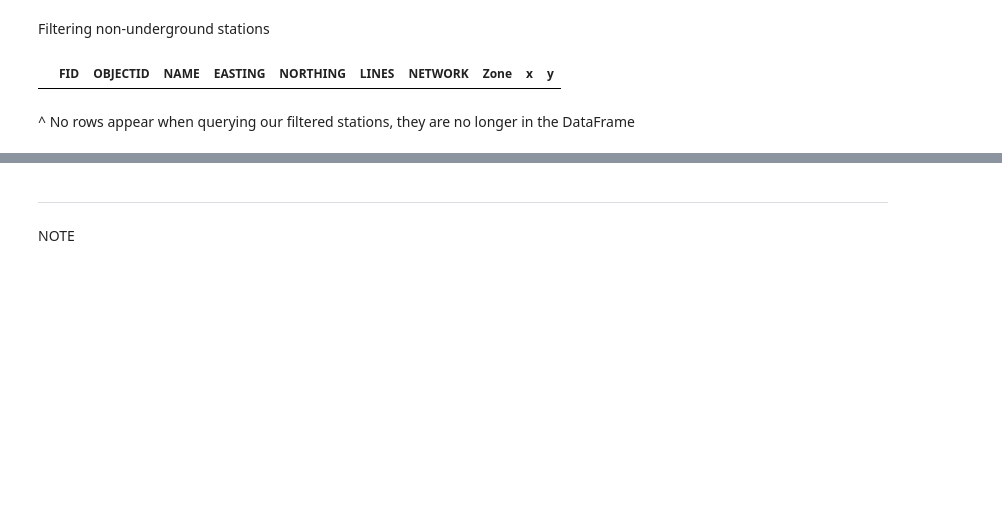
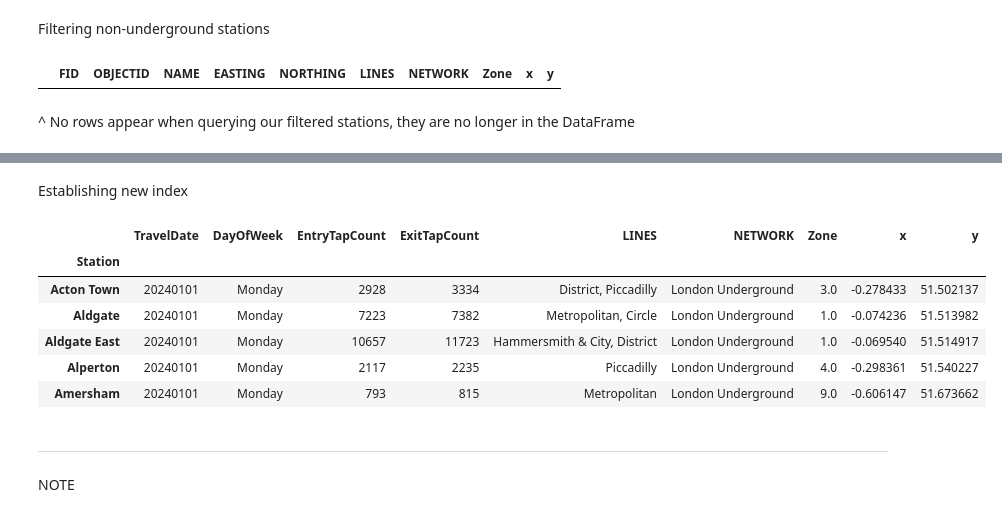
Before and after one commit to J-Bicheno/London-Underground-Analysis, a Jupyter notebook: jupyter_notebooks/ETL.ipynb, the cells around one changed output, grey strips where cells are left out. Drawn from its saved outputs; the diff is of its cells as text; code cells hidden in the pictures; blank space fills up the shorter version.

```diff
--- a/jupyter_notebooks/ETL.ipynb
+++ b/jupyter_notebooks/ETL.ipynb
@@ -124,0 +165,3 @@ Station_Coords.query("NETWORK == ['London Overground', 'Tramlink', 'DLR', 'TfL R
+# %%
+merged_ug = merged_ug.drop(columns=['NAME'], errors='ignore')
+merged_ug.head()
@@ -124,0 +177,3 @@ Station_Coords.query("NETWORK == ['London Overground', 'Tramlink', 'DLR', 'TfL R
+# %%
+merged_ug = merged_ug.dropna()
+merged_ug.head()
@@ -125,3 +187,16 @@ Station_Coords.query("NETWORK == ['London Overground', 'Tramlink', 'DLR', 'TfL R
+# %% [markdown]
+Establishing new index
+# %%
+merged_ug = merged_ug.set_index('Station')
+merged_ug.head()
+# %% [output]
+|  | TravelDate | DayOfWeek | EntryTapCount | ExitTapCount | LINES | NETWORK | Zone | x | y |
+| Station |  |  |  |  |  |  |  |  |  |
+| Acton Town | 20240101 | Monday | 2928 | 3334 | District, Piccadilly | London Underground | 3.0 | -0.278433 | 51.502137 |
+| Aldgate | 20240101 | Monday | 7223 | 7382 | Metropolitan, Circle | London Underground | 1.0 | -0.074236 | 51.513982 |
+| Aldgate East | 20240101 | Monday | 10657 | 11723 | Hammersmith & City, District | London Underground | 1.0 | -0.069540 | 51.514917 |
+| Alperton | 20240101 | Monday | 2117 | 2235 | Piccadilly | London Underground | 4.0 | -0.298361 | 51.540227 |
+| Amersham | 20240101 | Monday | 793 | 815 | Metropolitan | London Underground | 9.0 | -0.606147 | 51.673662 |
 # %% [markdown]
 ---
 # %% [markdown]
```
Also changed, not shown: parts of 13 cells of this notebook.
